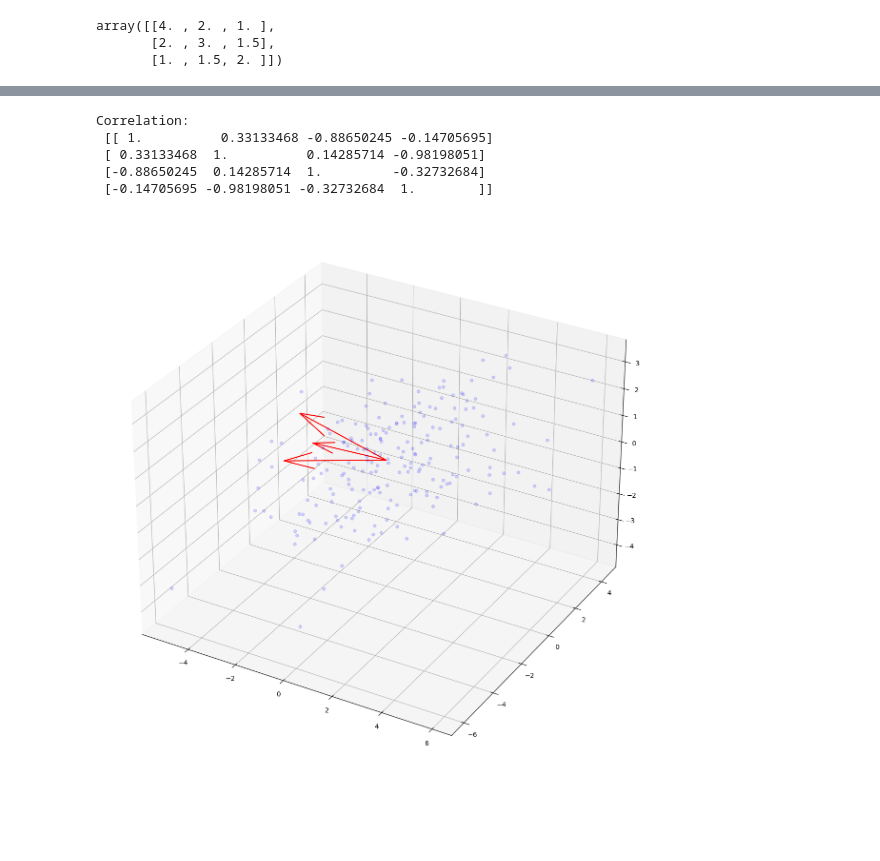
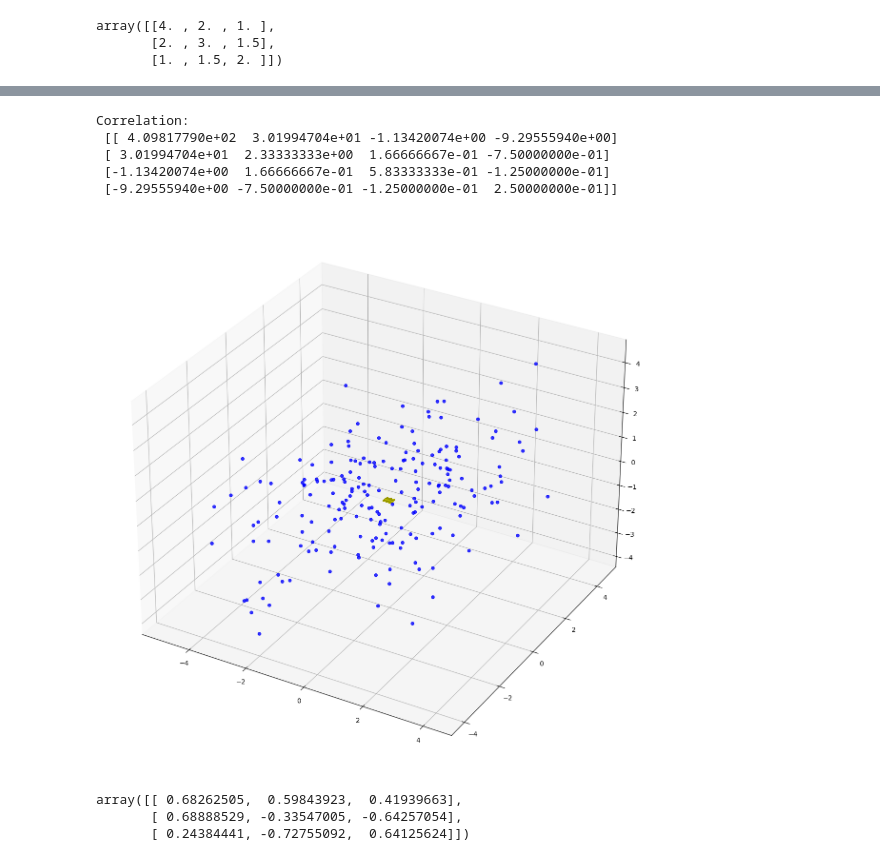
Before and after one commit to Hamdi-korreshi/cs370_homeworks, a Jupyter notebook: HW1.ipynb, the cells around one changed output, grey strips where cells are left out. Saved outputs shown, nothing was run; the diff lists cells and outputs as text; code cells hidden in the pictures; blank space fills up the shorter version.

```diff
--- a/HW1.ipynb
+++ b/HW1.ipynb
@@ -89,10 +110,10 @@ PC: [ -9.57046812 -37.60563803 -14.00289037]
 # %%
-corr = np.corrcoef(pc.T, three_dim.T)
+corr = np.cov(pc.T, three_dim.T)
 print("Correlation: \n", corr)
 #
 # %% [output]
 Correlation:
- [[ 1.          0.33133468 -0.88650245 -0.14705695]
- [ 0.33133468  1.          0.14285714 -0.98198051]
- [-0.88650245  0.14285714  1.         -0.32732684]
- [-0.14705695 -0.98198051 -0.32732684  1.        ]]
+ [[ 4.09817790e+02  3.01994704e+01 -1.13420074e+00 -9.29555940e+00]
+ [ 3.01994704e+01  2.33333333e+00  1.66666667e-01 -7.50000000e-01]
+ [-1.13420074e+00  1.66666667e-01  5.83333333e-01 -1.25000000e-01]
+ [-9.29555940e+00 -7.50000000e-01 -1.25000000e-01  2.50000000e-01]]
@@ -101,10 +120,16 @@ proj_w = np.dot(three_dim, V.T)
+# %%
+point = np.array([0, 0, 0])
+normal = np.array([0, 0, 1])
+d = -point.dot(normal)
+xx, yy = np.meshgrid(U[:,0], U[:,1])
+z = (-normal[0] * xx - normal[1] * yy - d) * 1. / normal[2]
 # %%
 from mpl_toolkits.mplot3d import Axes3D
 fig = plt.figure(figsize=(15,15))
 ax = fig.add_subplot(111, projection='3d')
-ax.quiver(0, 0, 0, proj_w[:,0], proj_w[:,1], proj_w[:,2], color="red")
-ax.scatter(samples[:,0], samples[:,1], samples[:,2], color="blue", alpha=.15)
+ax.plot_surface(xx, yy,z, color="yellow", alpha=.8)
+ax.scatter(samples[:,0], samples[:,1], samples[:,2], color="blue", alpha=.8)
 plt.show()
 # i think they agree with the correlation since all of them go to the same direction but I'm gonna be real no clue on what I am doing
 # %% [output]
-[figure, old version]
+[figure, new version]
@@ -110,0 +141,6 @@ plt.show()
+# %%
+pca.components_
+# %% [output]
+array([[ 0.68262505,  0.59843923,  0.41939663],
+       [ 0.68888529, -0.33547005, -0.64257054],
+       [ 0.24384441, -0.72755092,  0.64125624]])
```
Also changed, not shown: parts of 10 cells of this notebook, 2 other files.
